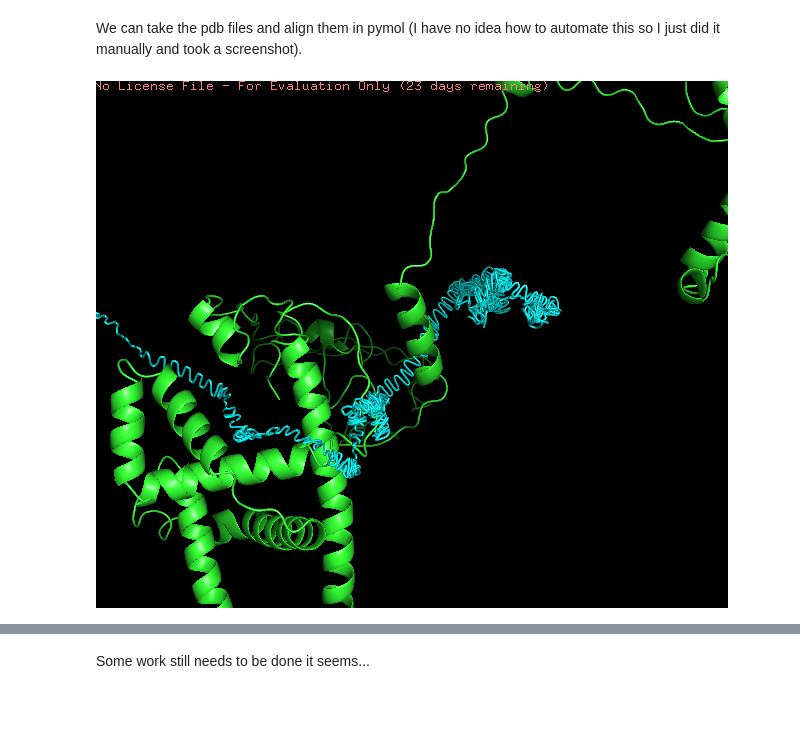
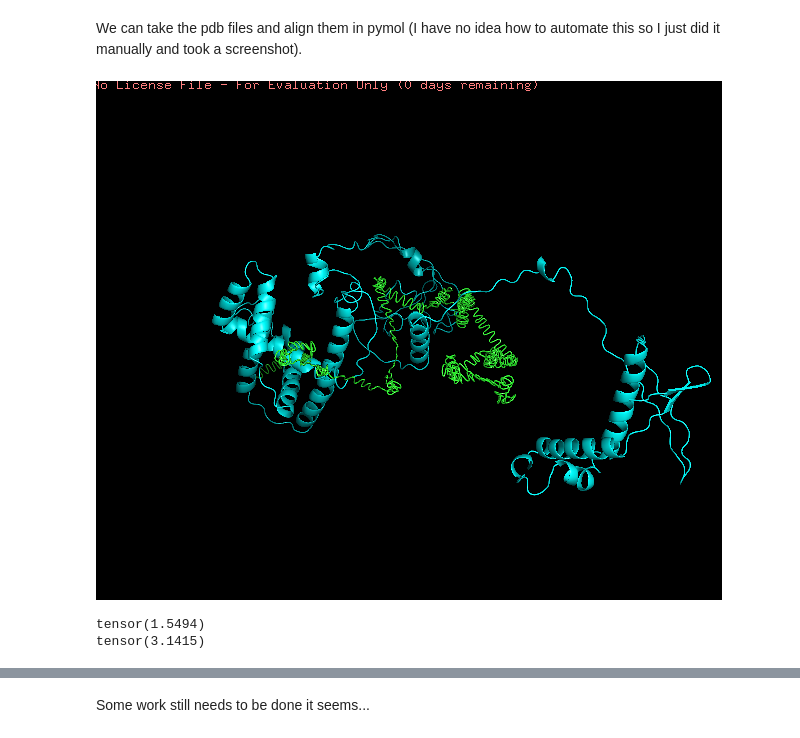
Before and after one commit to githubz0r/random, a Jupyter notebook: protein_fcn_prelim6.ipynb, the cells around one changed output, grey strips where cells are left out. Drawn from its saved outputs; the diff is of its cells as text; code cells hidden in the pictures; blank space fills up the shorter version.

```diff
--- a/protein_fcn_prelim6.ipynb
+++ b/protein_fcn_prelim6.ipynb
@@ -387,7 +407,13 @@ write_to_pdb(test_structure_pred, test_protein, '_pred')
 We can take the pdb files and align them in pymol (I have no idea how to automate this so I just did it manually and took a screenshot).
 # %%
 from IPython.display import Image
-im = Image(filename="/Users/Deathvoodoo/Documents/random/pymol_prot_fcn.png")
+im = Image(filename="/Users/Deathvoodoo/big_folders_docs/random/pymol_prot_fcn.png")
 display(im)
 # %% [output]
-[figure, old version]
+[figure, new version]
+# %%
+print(test_angles_pred.max())
+print(test_angles_real.max())
+# %% [output]
+tensor(1.5494)
+tensor(3.1415)
```
Also changed, not shown: parts of 14 cells of this notebook.
